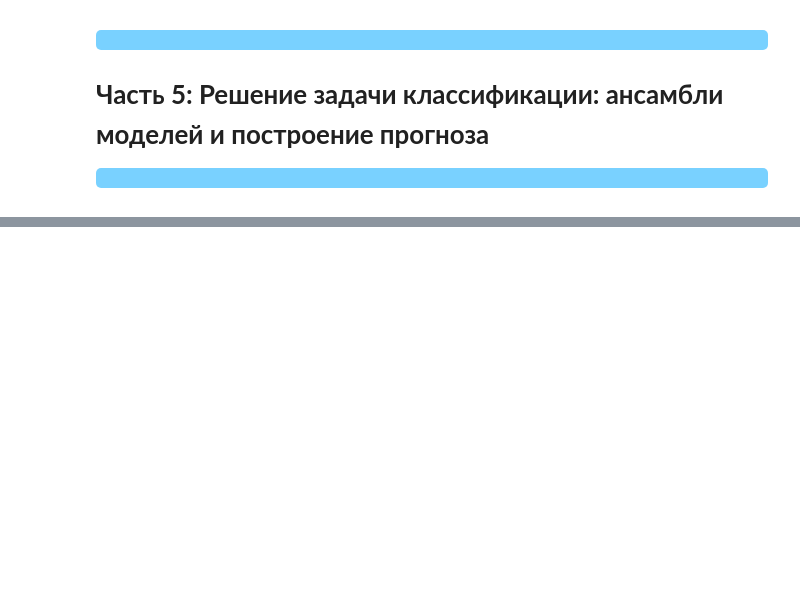
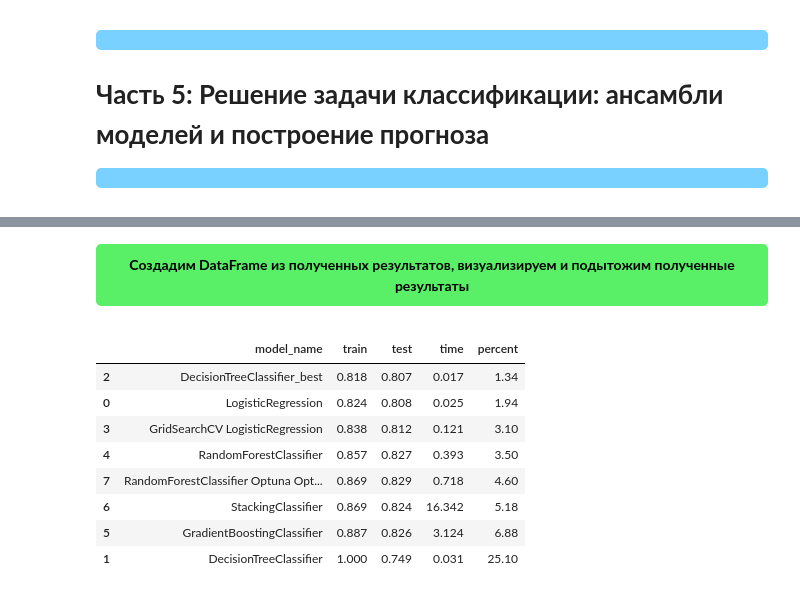
Before and after one commit to xndrf/Data_Science_Project, a Jupyter notebook: Bank_deposit/Project_4.ipynb, the cells around one changed output, grey strips where cells are left out. Cells and saved outputs as stored; diff of their text form; code cells hidden in the pictures; blank space fills up the shorter version.

```diff
--- a/Bank_deposit/Project_4.ipynb
+++ b/Bank_deposit/Project_4.ipynb
@@ -796,0 +800,3 @@ X_test_scaled[:, 0].mean().round(2)
+# %%
+# Создадим сборщик результатов обучения:
+results_learn = []
@@ -1133,0 +1225,21 @@ display(Image(filename="png/plot_contour.png"))
+# %% [markdown]
+<center><p style = "background-color : #59f068; border-radius: 5px 5px; padding : 10px"><strong>
+<span style="color:#000">Создадим DataFrame из полученных результатов, визуализируем и подытожим полученные результаты</span>
+# %%
+# Создадим датафрейм
+results_learn = pd.DataFrame(results_learn)
+# Добавим процетную разницу между train и test
+results_learn['percent'] = round(((results_learn['train'] - results_learn['test']) / results_learn['train'])*100,2)
+# Отсортируем по процентам:
+df_sorted = results_learn.sort_values(by='percent')
+df_sorted
+# %% [output]
+|  | model_name | train | test | time | percent |
+| 2 | DecisionTreeClassifier_best | 0.818 | 0.807 | 0.017 | 1.34 |
+| 0 | LogisticRegression | 0.824 | 0.808 | 0.025 | 1.94 |
+| 3 | GridSearchCV LogisticRegression | 0.838 | 0.812 | 0.121 | 3.10 |
+| 4 | RandomForestClassifier | 0.857 | 0.827 | 0.393 | 3.50 |
+| 7 | RandomForestClassifier Optuna Opt... | 0.869 | 0.829 | 0.718 | 4.60 |
+| 6 | StackingClassifier | 0.869 | 0.824 | 16.342 | 5.18 |
+| 5 | GradientBoostingClassifier | 0.887 | 0.826 | 3.124 | 6.88 |
+| 1 | DecisionTreeClassifier | 1.000 | 0.749 | 0.031 | 25.10 |
```
Also changed, not shown: parts of 50 cells of this notebook, 17 other files.
